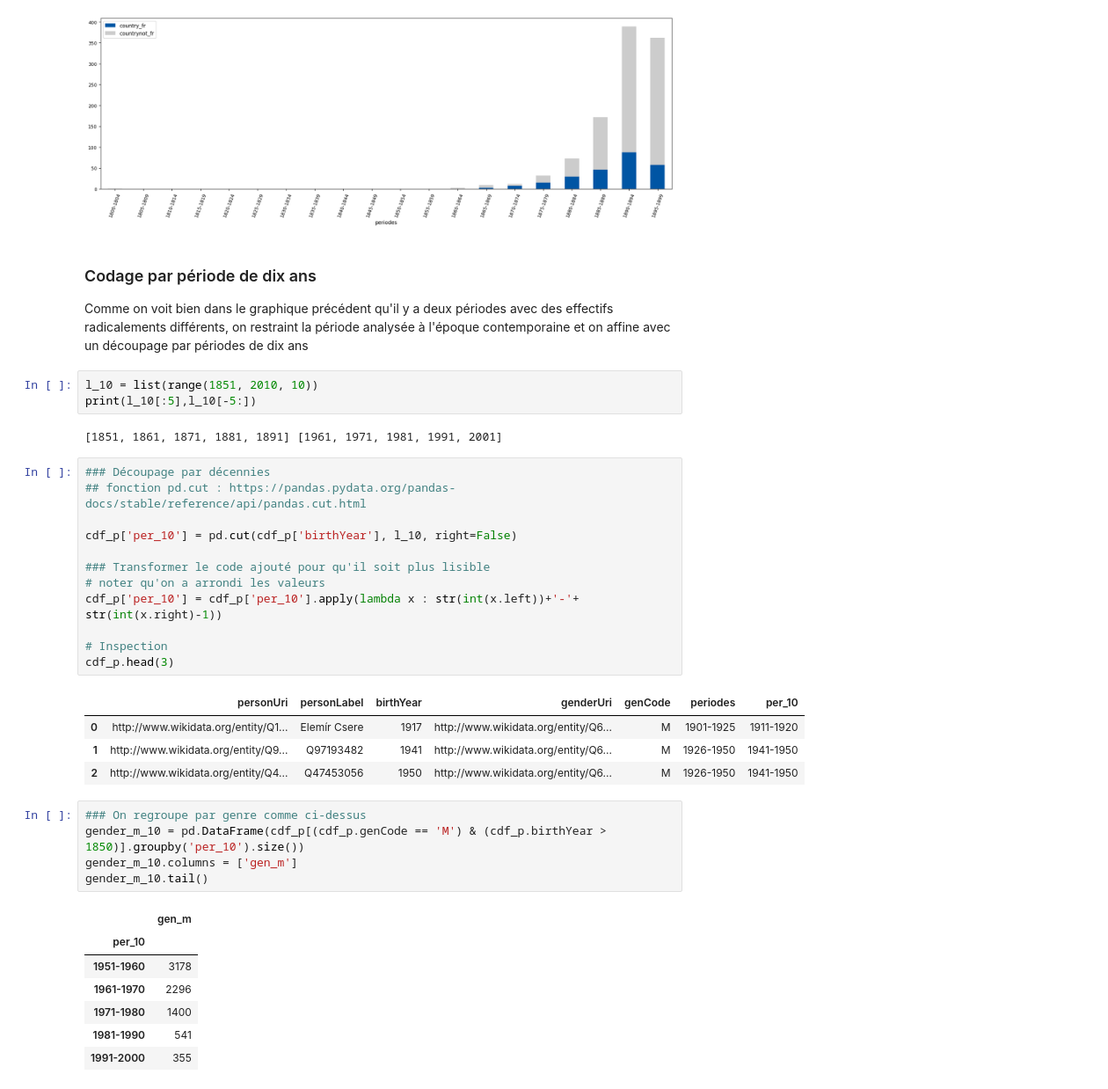
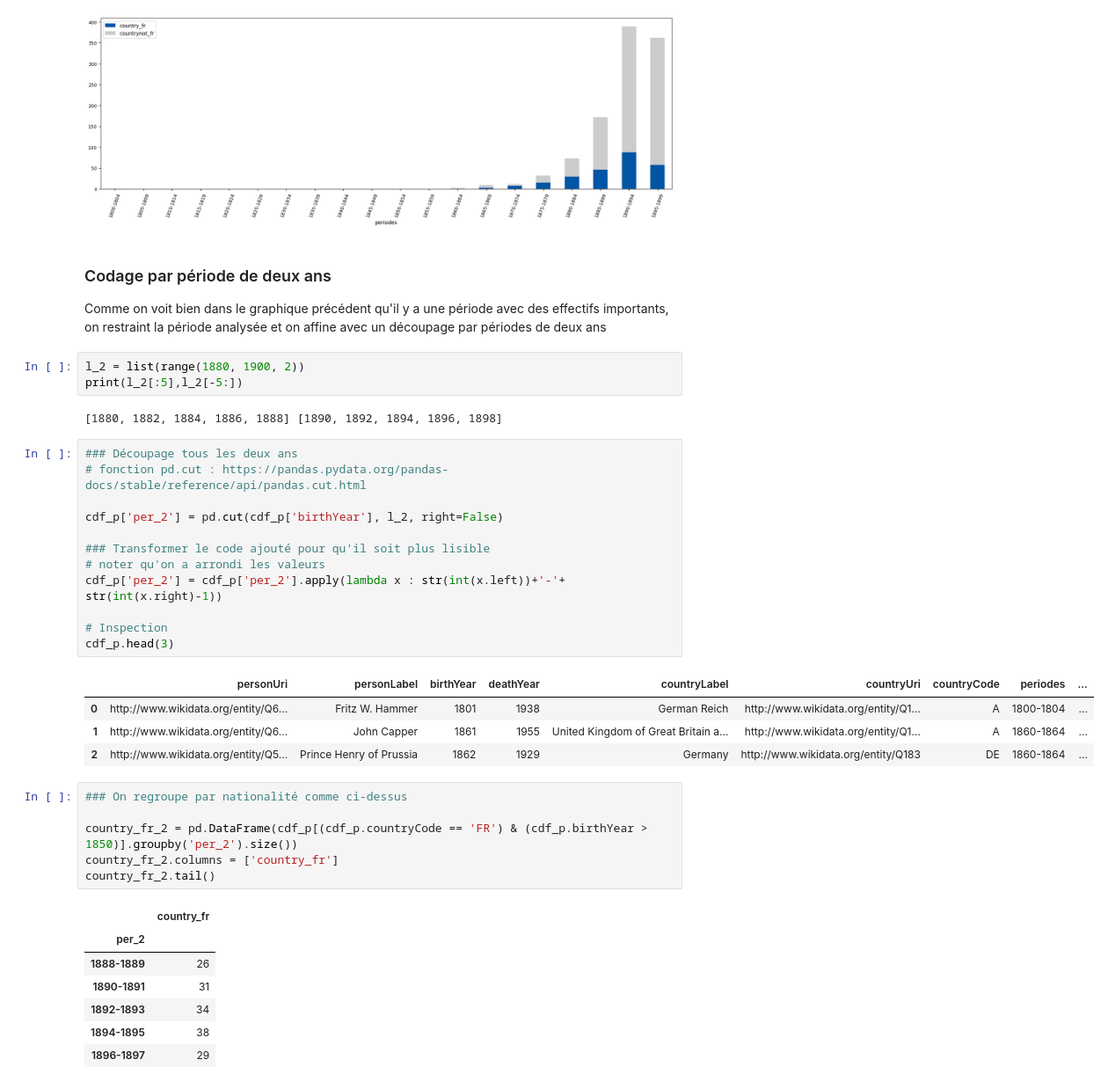
Before and after one commit to samohTDNM/Les-as-de-la-Grande-Guerre-, a Jupyter notebook: notebooks jupyter/asWW1_wdt_distribution_naissances_triplestore.ipynb, the cells around one changed output. Shown: that part at 88% size. Drawn from its saved outputs; the diff is of its cells as text.

```diff
--- a/notebooks jupyter/asWW1_wdt_distribution_naissances_triplestore.ipynb
+++ b/notebooks jupyter/asWW1_wdt_distribution_naissances_triplestore.ipynb
@@ -374,44 +374,45 @@ plt.show()
 # %% [output]
 [figure]
 # %% [markdown]
-### Codage par période de dix ans
+### Codage par période de deux ans
 
-Comme on voit bien dans le graphique précédent qu'il y a deux périodes avec des effectifs radicalements différents,
-on restraint la période analysée à l'époque contemporaine et on affine avec un découpage par périodes de dix ans
+Comme on voit bien dans le graphique précédent qu'il y a une période avec des effectifs importants,
+on restraint la période analysée et on affine avec un découpage par périodes de deux ans
 # %%
-l_10 = list(range(1851, 2010, 10))
-print(l_10[:5],l_10[-5:])
+l_2 = list(range(1880, 1900, 2))
+print(l_2[:5],l_2[-5:])
 # %% [output]
-[1851, 1861, 1871, 1881, 1891] [1961, 1971, 1981, 1991, 2001]
+[1880, 1882, 1884, 1886, 1888] [1890, 1892, 1894, 1896, 1898]
 # %%
-### Découpage par décennies
-## fonction pd.cut : https://pandas.pydata.org/pandas-docs/stable/reference/api/pandas.cut.html
+### Découpage tous les deux ans
+# fonction pd.cut : https://pandas.pydata.org/pandas-docs/stable/reference/api/pandas.cut.html
 
-cdf_p['per_10'] = pd.cut(cdf_p['birthYear'], l_10, right=False)
+cdf_p['per_2'] = pd.cut(cdf_p['birthYear'], l_2, right=False)
 
 ### Transformer le code ajouté pour qu'il soit plus lisible
 # noter qu'on a arrondi les valeurs
-cdf_p['per_10'] = cdf_p['per_10'].apply(lambda x : str(int(x.left))+'-'+ str(int(x.right)-1))
+cdf_p['per_2'] = cdf_p['per_2'].apply(lambda x : str(int(x.left))+'-'+ str(int(x.right)-1))
 
 # Inspection
 cdf_p.head(3)
 # %% [output]
-|  | personUri | personLabel | birthYear | genderUri | genCode | periodes | per_10 |
-| 0 | http://www.wikidata.org/entity/Q1... | Elemír Csere | 1917 | http://www.wikidata.org/entity/Q6... | M | 1901-1925 | 1911-1920 |
-| 1 | http://www.wikidata.org/entity/Q9... | Q97193482 | 1941 | http://www.wikidata.org/entity/Q6... | M | 1926-1950 | 1941-1950 |
-| 2 | http://www.wikidata.org/entity/Q4... | Q47453056 | 1950 | http://www.wikidata.org/entity/Q6... | M | 1926-1950 | 1941-1950 |
+|  | personUri | personLabel | birthYear | deathYear | countryLabel | countryUri | countryCode | periodes | ... |
+| 0 | http://www.wikidata.org/entity/Q6... | Fritz W. Hammer | 1801 | 1938 | German Reich | http://www.wikidata.org/entity/Q1... | A | 1800-1804 | ... |
+| 1 | http://www.wikidata.org/entity/Q6... | John Capper | 1861 | 1955 | United Kingdom of Great Britain a... | http://www.wikidata.org/entity/Q1... | A | 1860-1864 | ... |
+| 2 | http://www.wikidata.org/entity/Q5... | Prince Henry of Prussia | 1862 | 1929 | Germany | http://www.wikidata.org/entity/Q183 | DE | 1860-1864 | ... |
 # %%
-### On regroupe par genre comme ci-dessus
-gender_m_10 = pd.DataFrame(cdf_p[(cdf_p.genCode == 'M') & (cdf_p.birthYear > 1850)].groupby('per_10').size())
-gender_m_10.columns = ['gen_m']
-gender_m_10.tail()
+### On regroupe par nationalité comme ci-dessus
+
+country_fr_2 = pd.DataFrame(cdf_p[(cdf_p.countryCode == 'FR') & (cdf_p.birthYear > 1850)].groupby('per_2').size())
+country_fr_2.columns = ['country_fr']
+country_fr_2.tail()
 # %% [output]
-|  | gen_m |
-| per_10 |  |
-| 1951-1960 | 3178 |
-| 1961-1970 | 2296 |
-| 1971-1980 | 1400 |
-| 1981-1990 | 541 |
-| 1991-2000 | 355 |
+|  | country_fr |
+| per_2 |  |
+| 1888-1889 | 26 |
+| 1890-1891 | 31 |
+| 1892-1893 | 34 |
+| 1894-1895 | 38 |
+| 1896-1897 | 29 |
 # %%
 ### Idem
```
Also changed, not shown: parts of 6 cells of this notebook, 1 other file.
